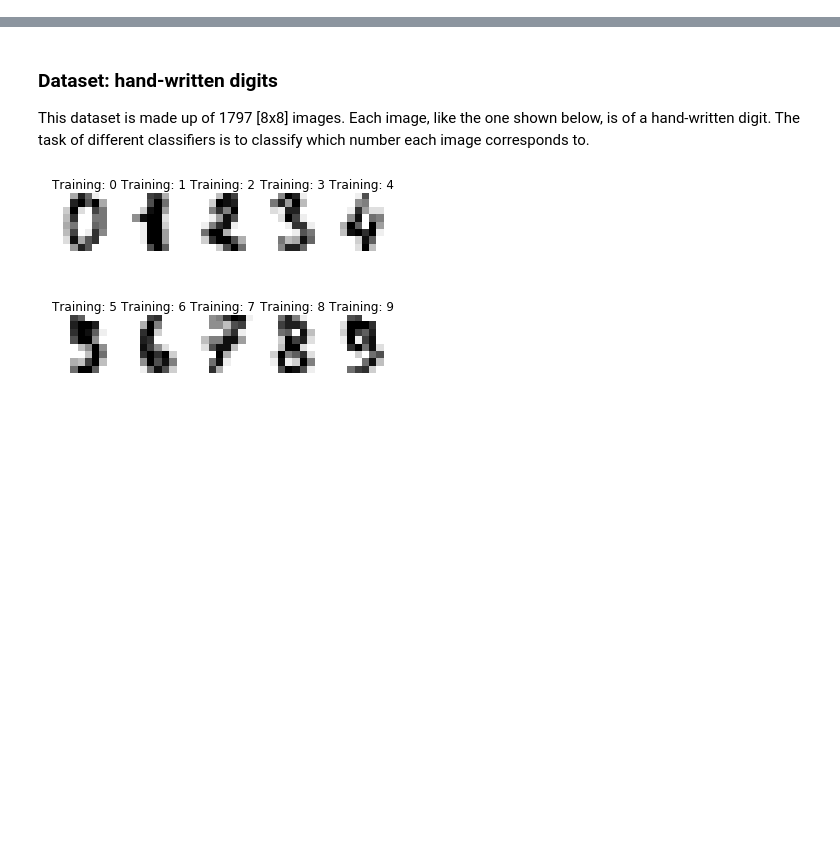
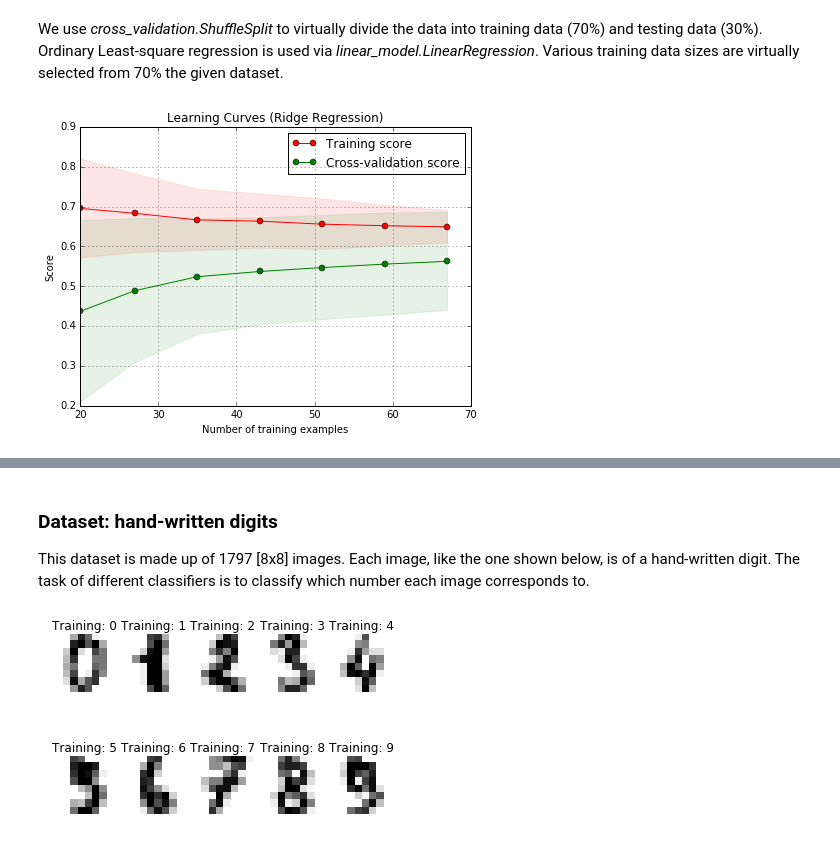
Before and after one commit to linhvannguyen/sklearn_galeries, a Jupyter notebook: LearningCurve.ipynb, the cells around one changed output, grey strips where cells are left out. Drawn from its saved outputs; the diff is of its cells as text; code cells hidden in the pictures; blank space fills up the shorter version.

Commit message:
Update files: - Learning curve

```diff
--- a/LearningCurve.ipynb
+++ b/LearningCurve.ipynb
@@ -9,0 +104,29 @@ The performance of a particular model is highly sensitive to the size of the dat
+# %%
+import numpy.linalg as lin
+# Read the data
+data_init = np.loadtxt('./data/prostate_data_sansheader.txt')
+nrows = np.shape(data_init)[0]
+ncols = np.shape(data_init)[1]
+
+data = data_init[:,1:11]   # get rid first column and take from 2nd to 11th columns
+
+N = np.shape(data)[0]
+D = 8 # dimension of the data
+ids=[0,1,3,4]
+#ids=range(0,D)
+X = data[:,ids]
+t = data[:,D]
+# %% [markdown]
+We use *cross_validation.ShuffleSplit* to virtually divide the data into training data (70%) and testing data (30%). Ordinary Least-square regression is used via *linear_model.LinearRegression*. Various training data sizes are virtually selected from 70% the given dataset.
+# %%
+from sklearn import linear_model
+from sklearn import cross_validation
+cv = cross_validation.ShuffleSplit(N, n_iter=200, test_size=0.3, random_state=0)
+estimator = linear_model.LinearRegression(fit_intercept=True, n_jobs=1, normalize=True)
+
+plt.figure(figsize=(7, 5))
+plt.title("Learning Curves (Ridge Regression)")
+plot_learning_curve(estimator, plt, X, t, cv=cv, n_jobs=4,train_sizes=np.linspace(.3, 1.0, 7))
+plt.show()
+# %% [output]
+[figure, added]
```
Also changed, not shown: parts of 13 cells of this notebook.
